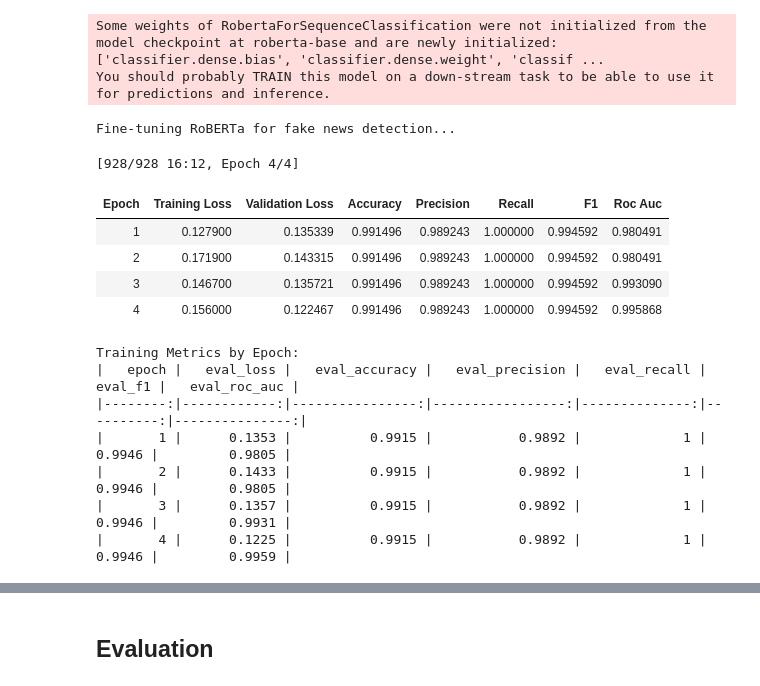
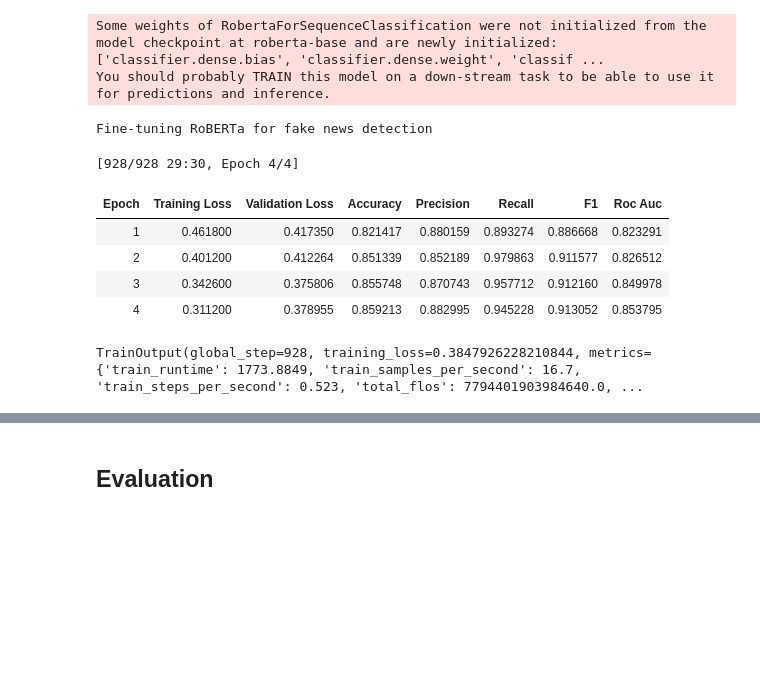
Before and after one commit to mwakad/Fake-News-Detection-, a Jupyter notebook: index.ipynb, the cells around one changed output, grey strips where cells are left out. Cells and saved outputs as stored; diff of their text form; code cells hidden in the pictures; blank space fills up the shorter version.

```diff
--- a/index.ipynb
+++ b/index.ipynb
@@ -270,7 +266,5 @@ data.head(2)
 |  | news_url | title | extracted_article_text | news_type | class | domain | article | num_sentences | ... |
 | 0 | https://www.bustle.com/p/will-the... | Will 'The Royals' Return For Seas... | Entertainment With a royal weddin... | gossip | 1 | www.bustle.com | Will 'The Royals' Return For Seas... | 39 | ... |
 | 1 | https://www.foxnews.com/entertain... | Naya Rivera refiles for divorce f... | This material may not be publishe... | gossip | 1 | www.foxnews.com | Naya Rivera refiles for divorce f... | 30 | ... |
-# %%
-data['text'] = data['domain'] + " " + data['spacy_text']
 # %%
 # Preview a random sample
@@ -448,13 +448,10 @@ df = data.copy()
 
 # Define endog and exog
 endog = df["class"]
-exog = df[['text_length', 'num_sentences', 'text']]
+exog = df[['text']]
 
 # First train-test split (70-30)
 X_temp, X_test, y_temp, y_test = train_test_split(exog, endog, test_size=0.3, random_state=42)
 
 # Second split temp into train and validation (70-30 of remaining 70%)
 X_train, X_val, y_train, y_val = train_test_split(X_temp, y_temp, test_size=0.3, random_state=42)
-
-# Separate numeric features for standardization
-# numeric_features = exog[['text_length', 'num_sentences']]
@@ -745,7 +660,7 @@ print(f"Using device: {device}")
 # Initialize RoBERTa model and tokenizer
 model_name = "roberta-base"
 roberta_tokenizer = RobertaTokenizer.from_pretrained(model_name)
-model = RobertaForSequenceClassification.from_pretrained(
+roberta_model = RobertaForSequenceClassification.from_pretrained(
     model_name,
     num_labels=2,
     hidden_dropout_prob=0.2,
@@ -755,30 +670,3 @@ model = RobertaForSequenceClassification.from_pretrained(
 Using device: cuda
 Some weights of RobertaForSequenceClassification were not initialized from the model checkpoint at roberta-base and are newly initialized: ['classifier.dense.bias', 'classifier.dense.weight', 'classif ...
 You should probably TRAIN this model on a down-stream task to be able to use it for predictions and inference.
-# %%
-# Prepare dataset class
-class NewsDataset(Dataset):
-    def __init__(self, texts, labels, tokenizer, max_length=256):
-        self.encodings = tokenizer(
-            texts,
-            truncation=True,
-            padding=True,
-            max_length=max_length,
-            return_tensors="pt"
-        )
-        self.labels = torch.tensor(labels, dtype=torch.long)
-
-    def __getitem__(self, idx):
-        return {
-            'input_ids': self.encodings['input_ids'][idx],
-            'attention_mask': self.encodings['attention_mask'][idx],
-            'labels': self.labels[idx]
-        }
-
-    def __len__(self):
-        return len(self.labels)
-
-# Create datasets
-train_dataset = NewsDataset(X_train['text'].tolist(), y_train.tolist(), roberta_tokenizer)
-val_dataset = NewsDataset(X_val['text'].tolist(), y_val.tolist(), roberta_tokenizer)
-test_dataset = NewsDataset(X_test['text'].tolist(), y_test.tolist(), roberta_tokenizer)
@@ -836,40 +790,29 @@ training_args = TrainingArguments(
 # %%
 # Custom trainer for metrics tracking
 class CustomTrainer(Trainer):
     def evaluate(self, *args, **kwargs):
         metrics = super().evaluate(*args, **kwargs)
         metrics_tracker.log_epoch(self.state.epoch, metrics)
         return metrics
 
 # Initialize trainer
 roberta_trainer = CustomTrainer(
-    model=model,
+    model=roberta_model,
     args=training_args,
     train_dataset=train_dataset,
     eval_dataset=val_dataset,
     compute_metrics=compute_metrics,
 )
 
 # Train model
-print("Fine-tuning RoBERTa for fake news detection...")
+print("Fine-tuning RoBERTa for fake news detection")
 roberta_trainer.train()
-
-# Display training metrics
-training_metrics = metrics_tracker.get_dataframe()
-print("\nTraining Metrics by Epoch:")
-print(training_metrics.round(4).to_markdown())
 # %% [output]
-Fine-tuning RoBERTa for fake news detection...
+Fine-tuning RoBERTa for fake news detection
-[928/928 16:12, Epoch 4/4]
+[928/928 29:30, Epoch 4/4]
 | Epoch | Training Loss | Validation Loss | Accuracy | Precision | Recall | F1 | Roc Auc |
-| 1 | 0.127900 | 0.135339 | 0.991496 | 0.989243 | 1.000000 | 0.994592 | 0.980491 |
-| 2 | 0.171900 | 0.143315 | 0.991496 | 0.989243 | 1.000000 | 0.994592 | 0.980491 |
-| 3 | 0.146700 | 0.135721 | 0.991496 | 0.989243 | 1.000000 | 0.994592 | 0.993090 |
-| 4 | 0.156000 | 0.122467 | 0.991496 | 0.989243 | 1.000000 | 0.994592 | 0.995868 |
+| 1 | 0.461800 | 0.417350 | 0.821417 | 0.880159 | 0.893274 | 0.886668 | 0.823291 |
+| 2 | 0.401200 | 0.412264 | 0.851339 | 0.852189 | 0.979863 | 0.911577 | 0.826512 |
+| 3 | 0.342600 | 0.375806 | 0.855748 | 0.870743 | 0.957712 | 0.912160 | 0.849978 |
+| 4 | 0.311200 | 0.378955 | 0.859213 | 0.882995 | 0.945228 | 0.913052 | 0.853795 |
-Training Metrics by Epoch:
-|   epoch |   eval_loss |   eval_accuracy |   eval_precision |   eval_recall |   eval_f1 |   eval_roc_auc |
-|--------:|------------:|----------------:|-----------------:|--------------:|----------:|---------------:|
-|       1 |      0.1353 |          0.9915 |           0.9892 |             1 |    0.9946 |         0.9805 |
-|       2 |      0.1433 |          0.9915 |           0.9892 |             1 |    0.9946 |         0.9805 |
-|       3 |      0.1357 |          0.9915 |           0.9892 |             1 |    0.9946 |         0.9931 |
-|       4 |      0.1225 |          0.9915 |           0.9892 |             1 |    0.9946 |         0.9959 |
+TrainOutput(global_step=928, training_loss=0.3847926228210844, metrics={'train_runtime': 1773.8849, 'train_samples_per_second': 16.7, 'train_steps_per_second': 0.523, 'total_flos': 7794401903984640.0, ...
```
Also changed, not shown: parts of 58 cells of this notebook.
